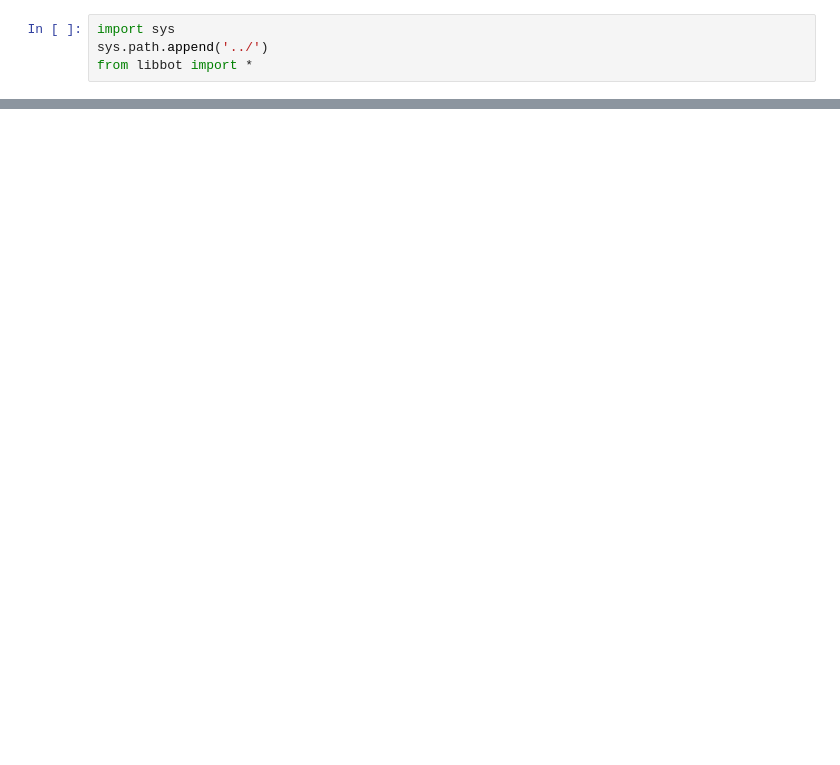
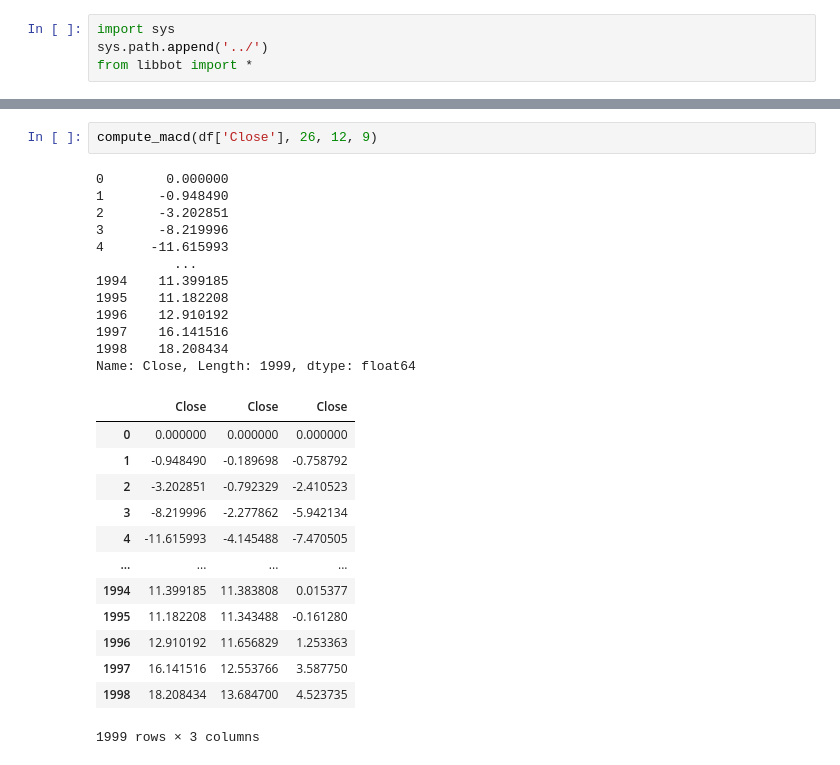
Before and after one commit to pehcy/binoculars, a Jupyter notebook: src/notebook/bot.ipynb, the cells around one changed output, grey strips where cells are left out. Saved outputs shown, nothing was run; the diff lists cells and outputs as text; blank space fills up the shorter version.

Commit message:
correction on MACD strategy

```diff
--- a/src/notebook/bot.ipynb
+++ b/src/notebook/bot.ipynb
@@ -137,0 +58,28 @@ The average loss is: 8.903333
+# %%
+compute_macd(df['Close'], 26, 12, 9)
+# %% [output]
+0        0.000000
+1       -0.948490
+2       -3.202851
+3       -8.219996
+4      -11.615993
+          ...
+1994    11.399185
+1995    11.182208
+1996    12.910192
+1997    16.141516
+1998    18.208434
+Name: Close, Length: 1999, dtype: float64
+|  | Close | Close | Close |
+| 0 | 0.000000 | 0.000000 | 0.000000 |
+| 1 | -0.948490 | -0.189698 | -0.758792 |
+| 2 | -3.202851 | -0.792329 | -2.410523 |
+| 3 | -8.219996 | -2.277862 | -5.942134 |
+| 4 | -11.615993 | -4.145488 | -7.470505 |
+| ... | ... | ... | ... |
+| 1994 | 11.399185 | 11.383808 | 0.015377 |
+| 1995 | 11.182208 | 11.343488 | -0.161280 |
+| 1996 | 12.910192 | 11.656829 | 1.253363 |
+| 1997 | 16.141516 | 12.553766 | 3.587750 |
+| 1998 | 18.208434 | 13.684700 | 4.523735 |
+1999 rows × 3 columns
```
Also changed, not shown: parts of 8 cells of this notebook, 1 other file.
